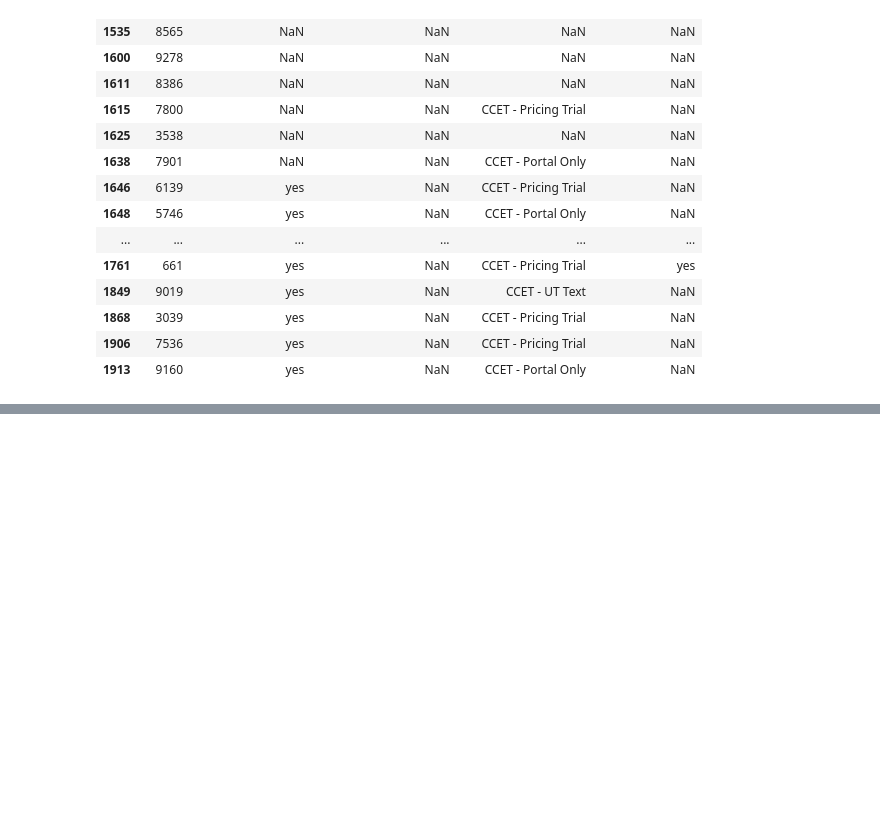
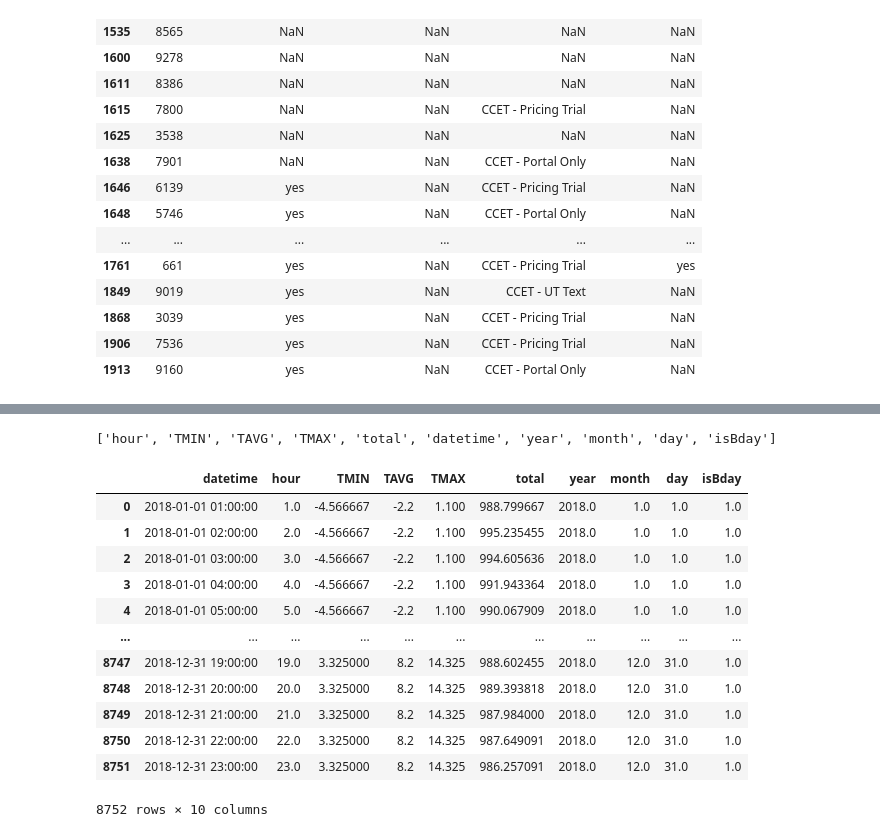
Before and after one commit to david5010/NMEC-Using-DL, a Jupyter notebook: notebooks/austin_15min.ipynb, the cells around one changed output, grey strips where cells are left out. Drawn from its saved outputs; the diff is of its cells as text; code cells hidden in the pictures; blank space fills up the shorter version.

```diff
--- a/notebooks/austin_15min.ipynb
+++ b/notebooks/austin_15min.ipynb
@@ -240,0 +273,21 @@ merged
+# %%
+# aggregate by hour -> mean
+cols = [col for col in opt_prog.columns if col not in ['DATE', 'dataid', 'program_baseline']]
+print(cols)
+opt_prog_agg = opt_prog[cols].groupby('datetime', as_index=False).mean()
+opt_prog_agg
+# %% [output]
+['hour', 'TMIN', 'TAVG', 'TMAX', 'total', 'datetime', 'year', 'month', 'day', 'isBday']
+|  | datetime | hour | TMIN | TAVG | TMAX | total | year | month | day | isBday |
+| 0 | 2018-01-01 01:00:00 | 1.0 | -4.566667 | -2.2 | 1.100 | 988.799667 | 2018.0 | 1.0 | 1.0 | 1.0 |
+| 1 | 2018-01-01 02:00:00 | 2.0 | -4.566667 | -2.2 | 1.100 | 995.235455 | 2018.0 | 1.0 | 1.0 | 1.0 |
+| 2 | 2018-01-01 03:00:00 | 3.0 | -4.566667 | -2.2 | 1.100 | 994.605636 | 2018.0 | 1.0 | 1.0 | 1.0 |
+| 3 | 2018-01-01 04:00:00 | 4.0 | -4.566667 | -2.2 | 1.100 | 991.943364 | 2018.0 | 1.0 | 1.0 | 1.0 |
+| 4 | 2018-01-01 05:00:00 | 5.0 | -4.566667 | -2.2 | 1.100 | 990.067909 | 2018.0 | 1.0 | 1.0 | 1.0 |
+| ... | ... | ... | ... | ... | ... | ... | ... | ... | ... | ... |
+| 8747 | 2018-12-31 19:00:00 | 19.0 | 3.325000 | 8.2 | 14.325 | 988.602455 | 2018.0 | 12.0 | 31.0 | 1.0 |
+| 8748 | 2018-12-31 20:00:00 | 20.0 | 3.325000 | 8.2 | 14.325 | 989.393818 | 2018.0 | 12.0 | 31.0 | 1.0 |
+| 8749 | 2018-12-31 21:00:00 | 21.0 | 3.325000 | 8.2 | 14.325 | 987.984000 | 2018.0 | 12.0 | 31.0 | 1.0 |
+| 8750 | 2018-12-31 22:00:00 | 22.0 | 3.325000 | 8.2 | 14.325 | 987.649091 | 2018.0 | 12.0 | 31.0 | 1.0 |
+| 8751 | 2018-12-31 23:00:00 | 23.0 | 3.325000 | 8.2 | 14.325 | 986.257091 | 2018.0 | 12.0 | 31.0 | 1.0 |
+8752 rows × 10 columns
```
Also changed, not shown: parts of 8 cells of this notebook.
